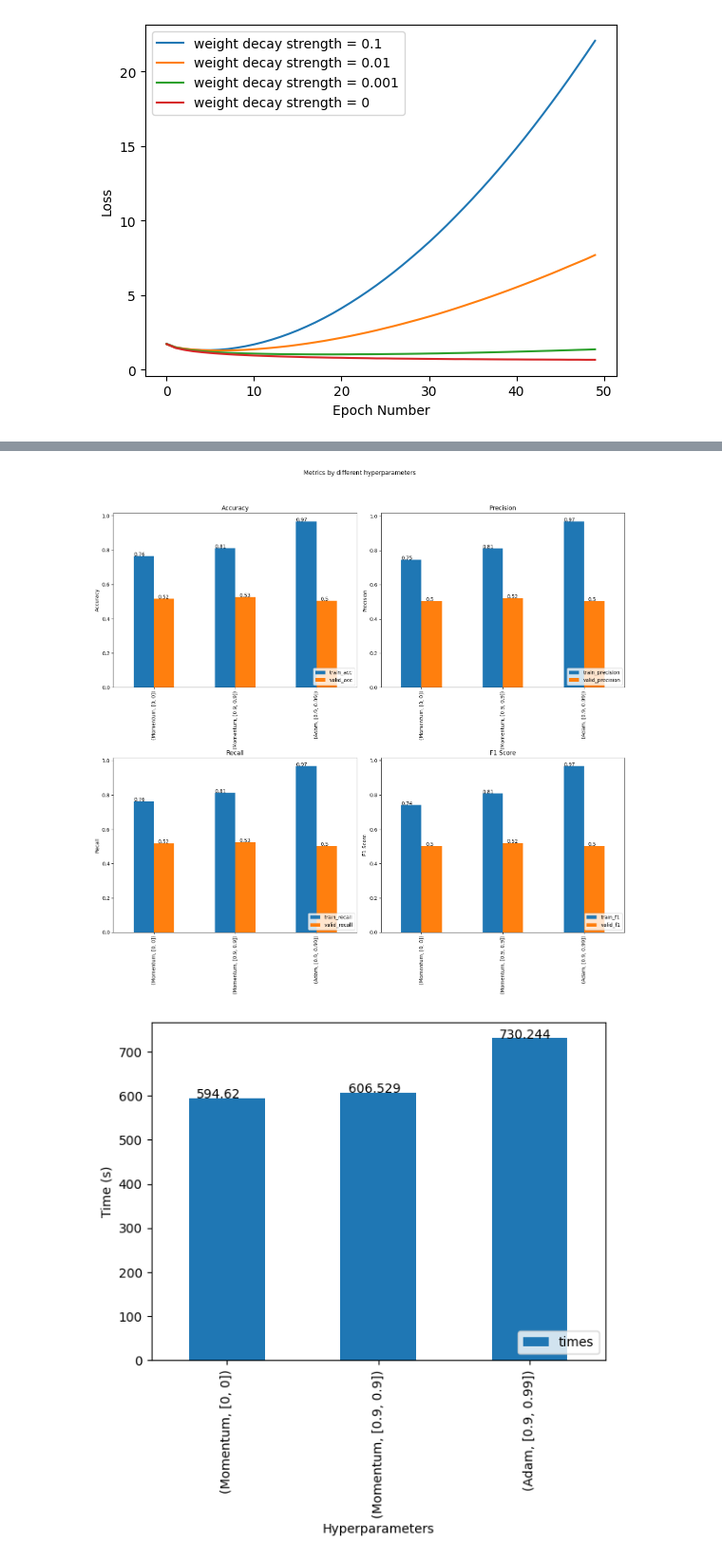
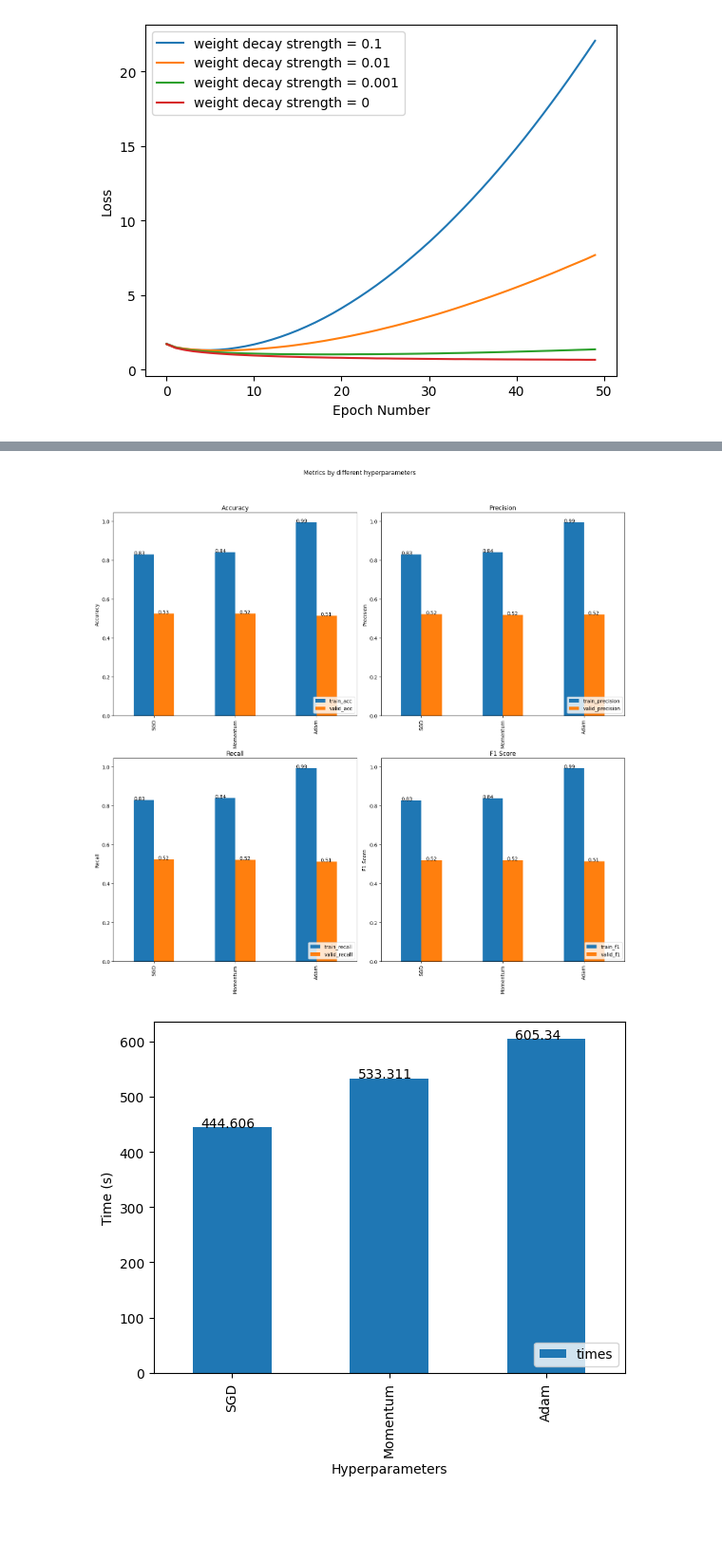
Before and after one commit to Yvnminc/Deep-Neural-Network-Components-Analysis, a Jupyter notebook: Experiment-Dropout-Optimiser-Regularizer.ipynb, the cells around one changed output, grey strips where cells are left out. Shown at 95% size. Drawn from its saved outputs; the diff is of its cells as text; code cells hidden in the pictures; blank space fills up the shorter version.

```diff
--- a/Experiment-Dropout-Optimiser-Regularizer.ipynb
+++ b/Experiment-Dropout-Optimiser-Regularizer.ipynb
@@ -315,7 +315,7 @@ from algorithms import Evals
 from algorithms import Evals
 
 
-optimiser_option = [("Momentum",[0,0]),("Momentum",[0.9,0.9]),("Adam",[0.9,0.99])]
+optimiser_option = ["SGD", "Momentum", "Adam"]
 
 eval_dict = Evals.set_exp(exps= optimiser_option, exp_name= 'optimiser')
 eval_df = Evals.run_exp(exp_dict= eval_dict, epochs= 50)
@@ -340,2 +340,2 @@ Epoch: 50  Training Loss: 0.6796429533388118  Time (sec) per epoch: 12.065736055
-[figure, old version]
+[figure, new version]
-[figure, old version]
+[figure, new version]
```
Also changed, not shown: parts of 1 cell of this notebook, 7 other files.
